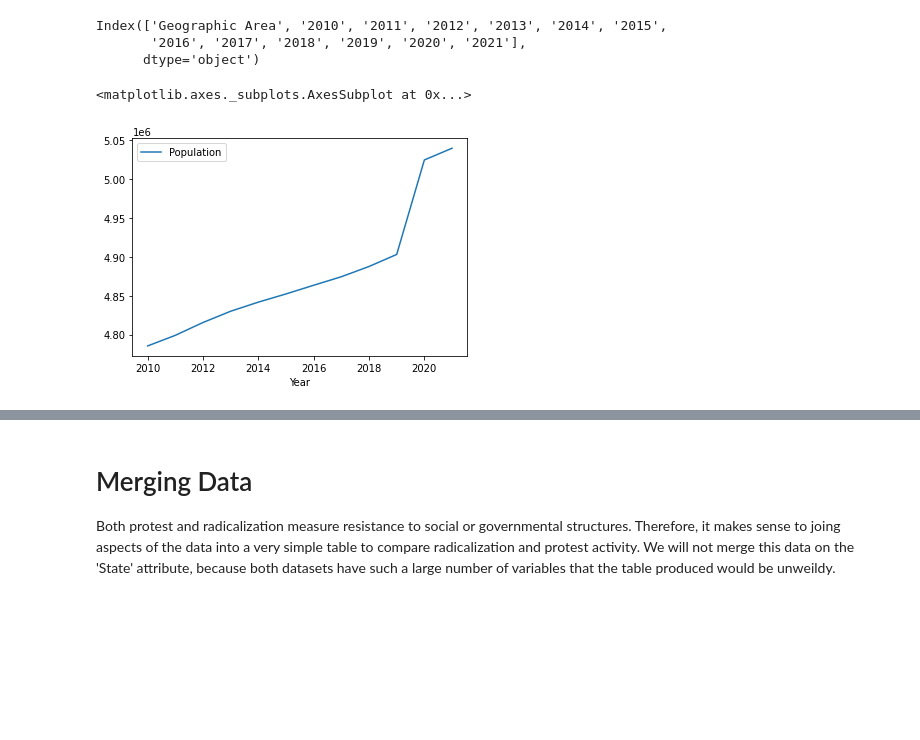
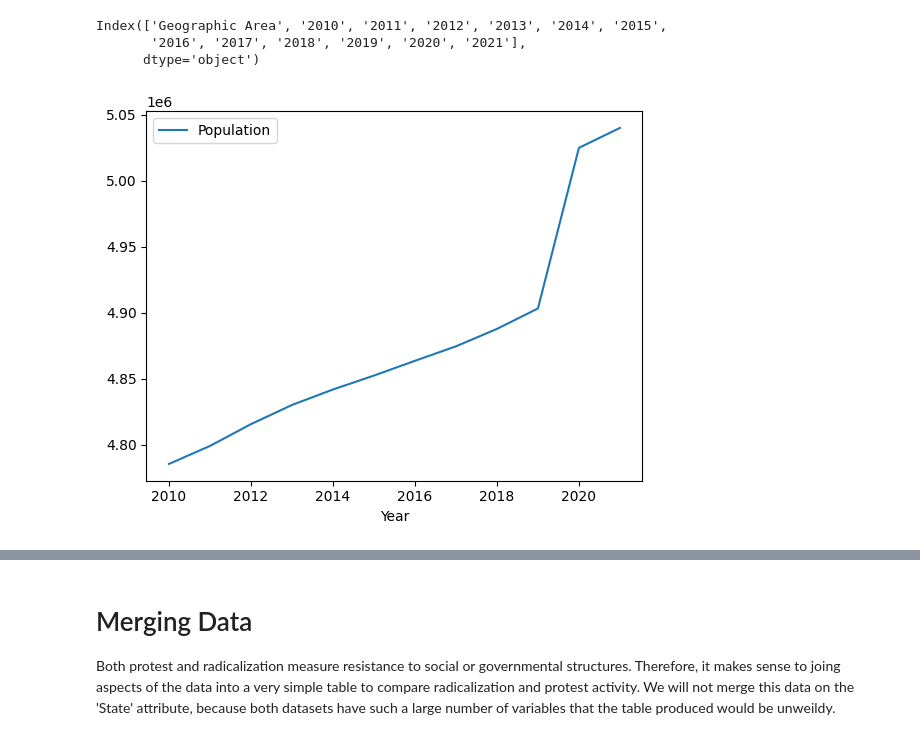
Before and after one commit to MadBeignet/MadBeignet.github.io, a Jupyter notebook: Political_Resistance_and_Participation_in_the_US.ipynb, the cells around one changed output, grey strips where cells are left out. Drawn from its saved outputs; the diff is of its cells as text; code cells hidden in the pictures; blank space fills up the shorter version.

```diff
--- a/Political_Resistance_and_Participation_in_the_US.ipynb
+++ b/Political_Resistance_and_Participation_in_the_US.ipynb
@@ -543,8 +429,6 @@ S_pop = {}
 for index, row in total_population.iterrows():
   S_pop[list(row)[0]] = fuck_around_and_find_out(row)
 # %%
-for key in
-S_pop['Alabama'].plot(x='Year',y='Population',ax=)
+ax=S_pop['Alabama'].plot(x='Year',y='Population')
 # %% [output]
-<matplotlib.axes._subplots.AxesSubplot at 0x...>
-[figure, old version]
+[figure, new version]
```
Also changed, not shown: parts of 19 cells of this notebook.
